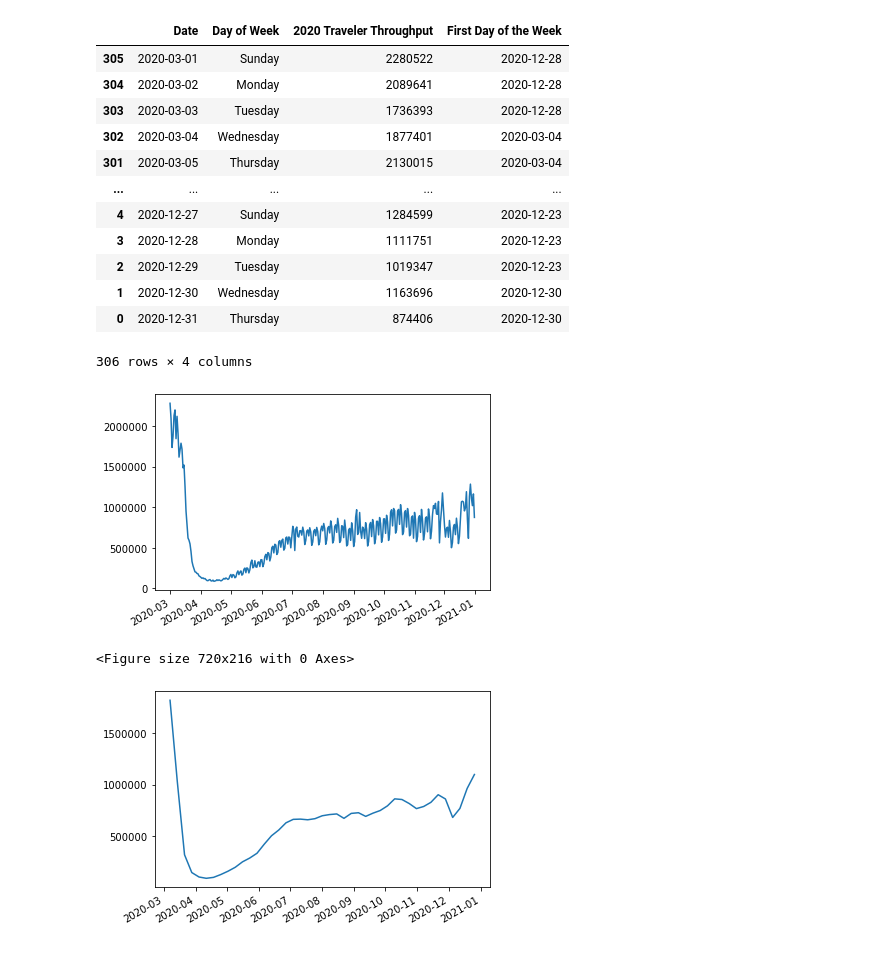
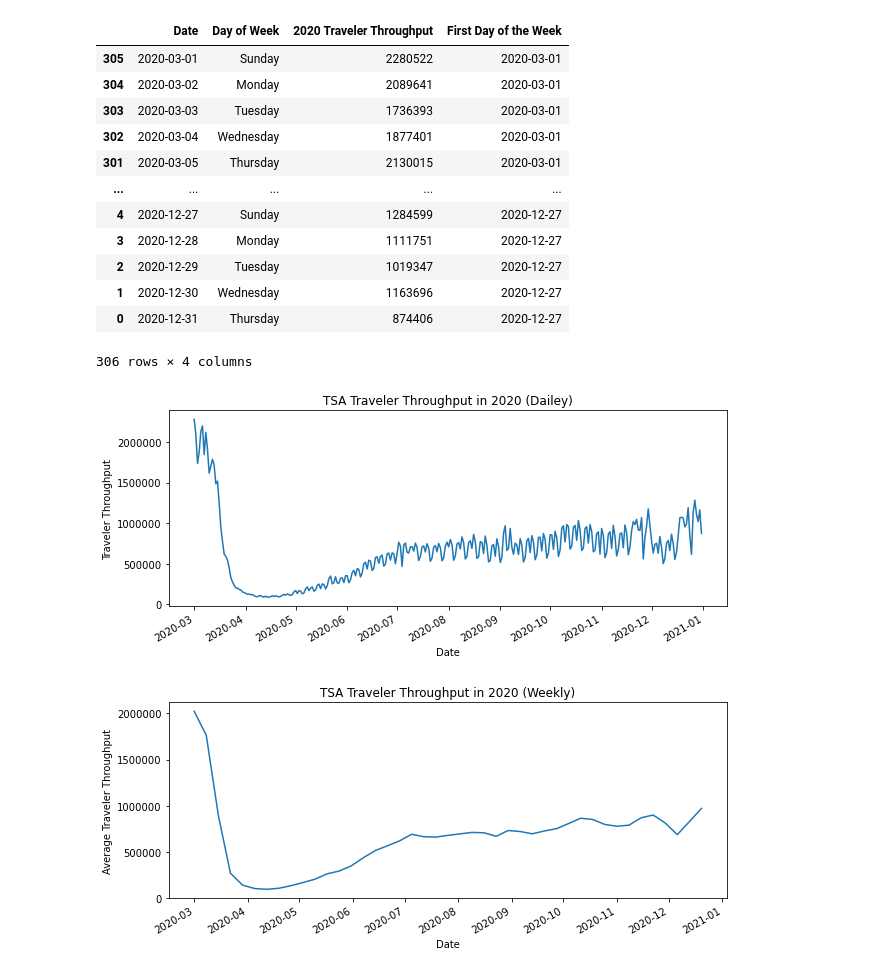
Before and after one commit to apatnoe/Project-1, a Jupyter notebook: tsa_travel.ipynb, the cells around one changed output. Saved outputs shown, nothing was run; the diff lists cells and outputs as text; code cells hidden in the pictures.

```diff
--- a/tsa_travel.ipynb
+++ b/tsa_travel.ipynb
@@ -20,6 +20,9 @@ tsa_df = pd.DataFrame(tsa_df)[::-1]
 tsa_df["Date"] = pd.to_datetime(tsa_df["Date"])
 tsa_df
 
+day = 1
+week = ""
+
 for index, row in tsa_df.iterrows():
     ofweek = ""
     for character in row["Day of Week"]:
@@ -43,31 +46,33 @@ for index, row in tsa_df.iterrows():
 tsa_df
 # %% [output]
 |  | Date | Day of Week | 2020 Traveler Throughput | First Day of the Week |
-| 305 | 2020-03-01 | Sunday | 2280522 | 2020-12-28 |
-| 304 | 2020-03-02 | Monday | 2089641 | 2020-12-28 |
-| 303 | 2020-03-03 | Tuesday | 1736393 | 2020-12-28 |
-| 302 | 2020-03-04 | Wednesday | 1877401 | 2020-03-04 |
-| 301 | 2020-03-05 | Thursday | 2130015 | 2020-03-04 |
+| 305 | 2020-03-01 | Sunday | 2280522 | 2020-03-01 |
+| 304 | 2020-03-02 | Monday | 2089641 | 2020-03-01 |
+| 303 | 2020-03-03 | Tuesday | 1736393 | 2020-03-01 |
+| 302 | 2020-03-04 | Wednesday | 1877401 | 2020-03-01 |
+| 301 | 2020-03-05 | Thursday | 2130015 | 2020-03-01 |
 | ... | ... | ... | ... | ... |
-| 4 | 2020-12-27 | Sunday | 1284599 | 2020-12-23 |
-| 3 | 2020-12-28 | Monday | 1111751 | 2020-12-23 |
-| 2 | 2020-12-29 | Tuesday | 1019347 | 2020-12-23 |
-| 1 | 2020-12-30 | Wednesday | 1163696 | 2020-12-30 |
-| 0 | 2020-12-31 | Thursday | 874406 | 2020-12-30 |
+| 4 | 2020-12-27 | Sunday | 1284599 | 2020-12-27 |
+| 3 | 2020-12-28 | Monday | 1111751 | 2020-12-27 |
+| 2 | 2020-12-29 | Tuesday | 1019347 | 2020-12-27 |
+| 1 | 2020-12-30 | Wednesday | 1163696 | 2020-12-27 |
+| 0 | 2020-12-31 | Thursday | 874406 | 2020-12-27 |
 306 rows × 4 columns
 # %%
 x = tsa_df["Date"]
 y = tsa_df["2020 Traveler Throughput"]
 
+
+plt.figure(figsize=(10,4))
+plt.plot(x,y)
 plt.yticks(np.arange(0,2500000, 500000),np.arange(0,2500000, 500000))
-# plt.yticks(np.arange(0,0,0),np.arange(0,2500000, 500000))
 plt.gcf().autofmt_xdate()
-plt.plot(x,y)
-plt.figure(figsize=(10,3))
+plt.title("TSA Traveler Throughput in 2020 (Dailey)")
+plt.xlabel("Date")
+plt.ylabel("Traveler Throughput")
 plt.show()
 # %% [output]
-[figure, old version]
+[figure, new version]
-<Figure size 720x216 with 0 Axes>
 # %%
 weekly_df = pd.DataFrame(tsa_df.groupby(["First Day of the Week"])["2020 Traveler Throughput"].mean())
 weekly_df.reset_index(level=0, inplace=True)
@@ -77,9 +82,14 @@ weekly_df = weekly_df.drop(weekly_df.index[43])
 x = weekly_df["First Day of the Week"]
 y = weekly_df["2020 Traveler Throughput"]
 
+
+plt.figure(figsize=(10,4))
+plt.plot(x,y)
 plt.yticks(np.arange(0,2500000, 500000),np.arange(0,2500000, 500000))
 plt.gcf().autofmt_xdate()
-plt.plot(x,y)
+plt.title("TSA Traveler Throughput in 2020 (Weekly)")
+plt.xlabel("Date")
+plt.ylabel("Average Traveler Throughput")
 plt.show()
 # %% [output]
-[figure, old version]
+[figure, new version]
```
